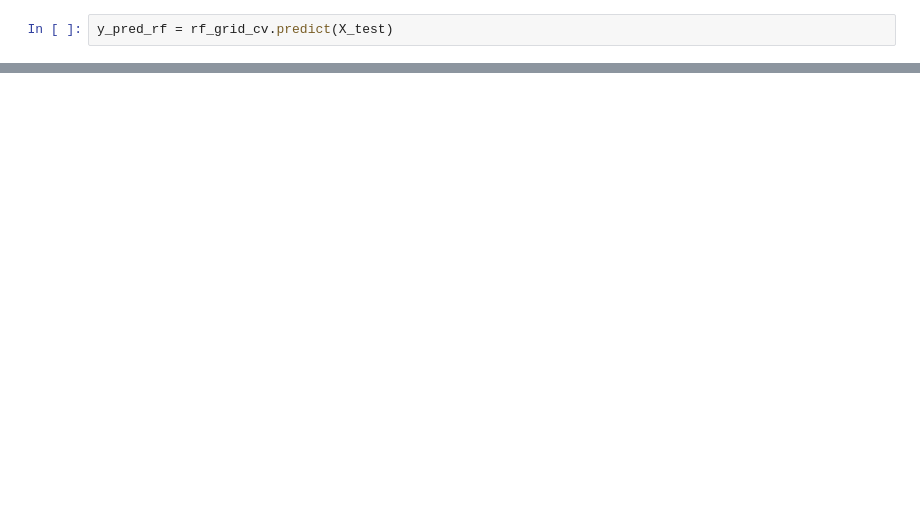
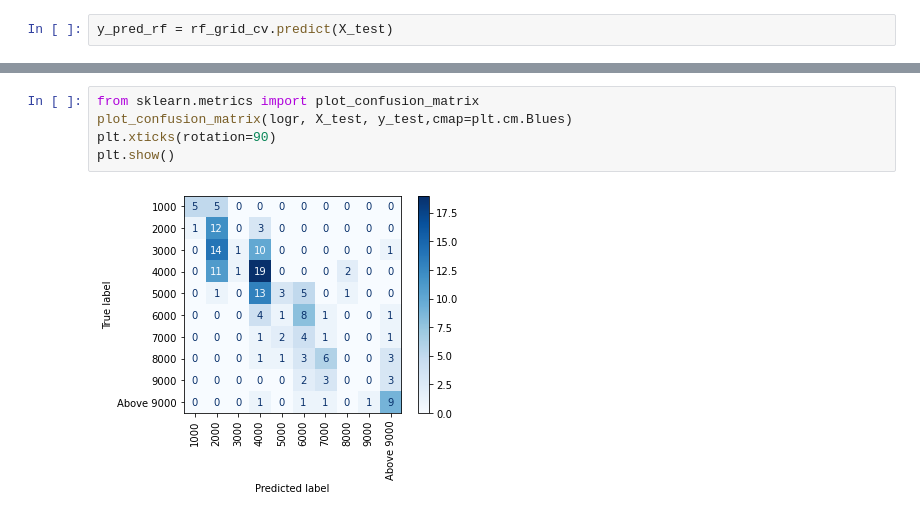
Before and after one commit to rgandhre/SpringBoard, a Jupyter notebook: DataScience_Capstone2/notebooks/Effy_EDA_Rings.ipynb, the cells around one changed output, grey strips where cells are left out. Cells and saved outputs as stored; diff of their text form; blank space fills up the shorter version.

```diff
--- a/DataScience_Capstone2/notebooks/Effy_EDA_Rings.ipynb
+++ b/DataScience_Capstone2/notebooks/Effy_EDA_Rings.ipynb
@@ -1122,0 +1134,7 @@ print(classification_report(y_test, y_pred_rf))
+# %%
+from sklearn.metrics import plot_confusion_matrix
+plot_confusion_matrix(logr, X_test, y_test,cmap=plt.cm.Blues)
+plt.xticks(rotation=90)
+plt.show()
+# %% [output]
+[figure, added]
```
Also changed, not shown: parts of 68 cells of this notebook.
